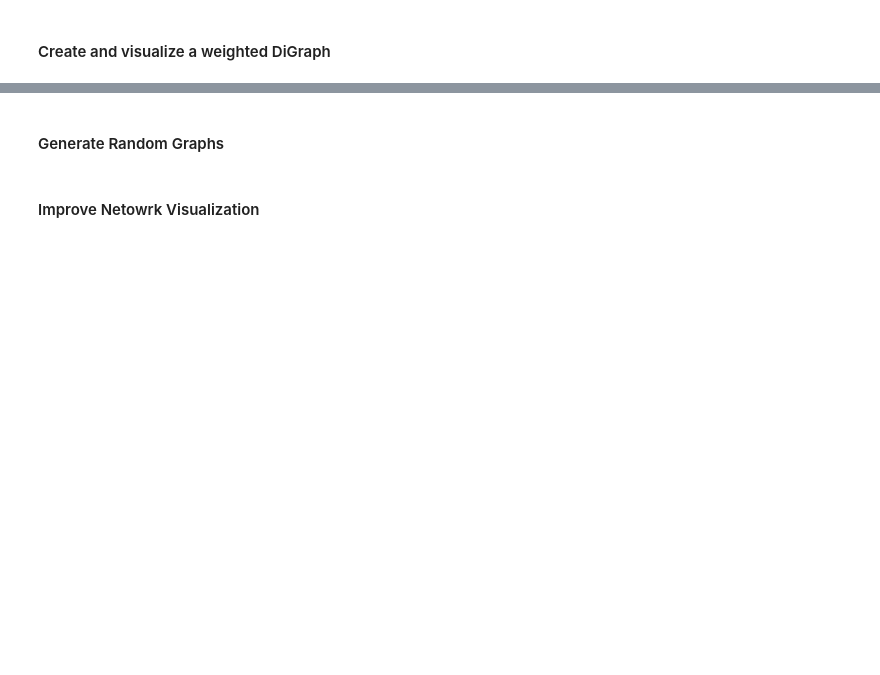
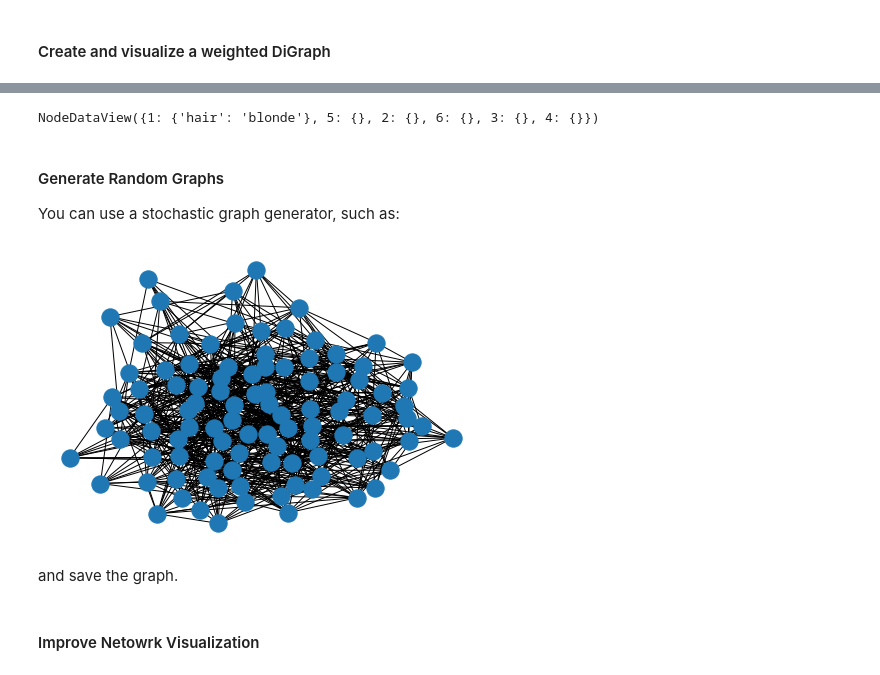
Before and after one commit to iandreafc/sna-bigdata-course, a Jupyter notebook: Networkx/GraphCreationDrawing.ipynb, the cells around one changed output, grey strips where cells are left out. Saved outputs shown, nothing was run; the diff lists cells and outputs as text; code cells hidden in the pictures; blank space fills up the shorter version.

```diff
--- a/Networkx/GraphCreationDrawing.ipynb
+++ b/Networkx/GraphCreationDrawing.ipynb
@@ -39,2 +46,20 @@ n = 6 m = 8
+# %%
+G.nodes[1]['hair'] = "blonde"
+
+#Visualize node attributes
+G.nodes.data()
+# %% [output]
+NodeDataView({1: {'hair': 'blonde'}, 5: {}, 2: {}, 6: {}, 3: {}, 4: {}})
 # %% [markdown]
 #### Generate Random Graphs
+You can use a stochastic graph generator, such as:
+# %%
+er = nx.erdos_renyi_graph(100, 0.15)
+ws = nx.watts_strogatz_graph(30, 3, 0.1)
+ba = nx.barabasi_albert_graph(100, 5)
+
+nx.draw(er)
+# %% [output]
+[figure, added]
+# %% [markdown]
+and save the graph.
```
Also changed, not shown: parts of 9 cells of this notebook, 1 other file.
